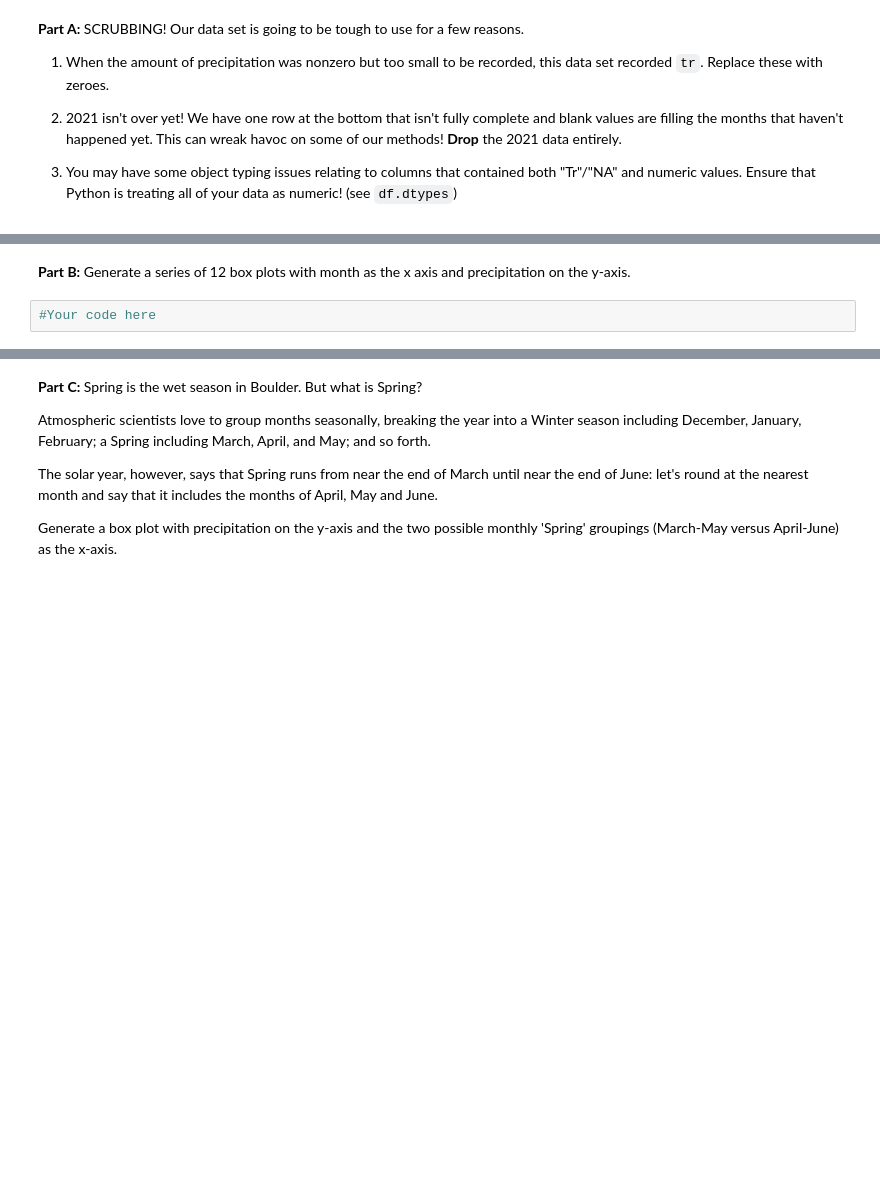
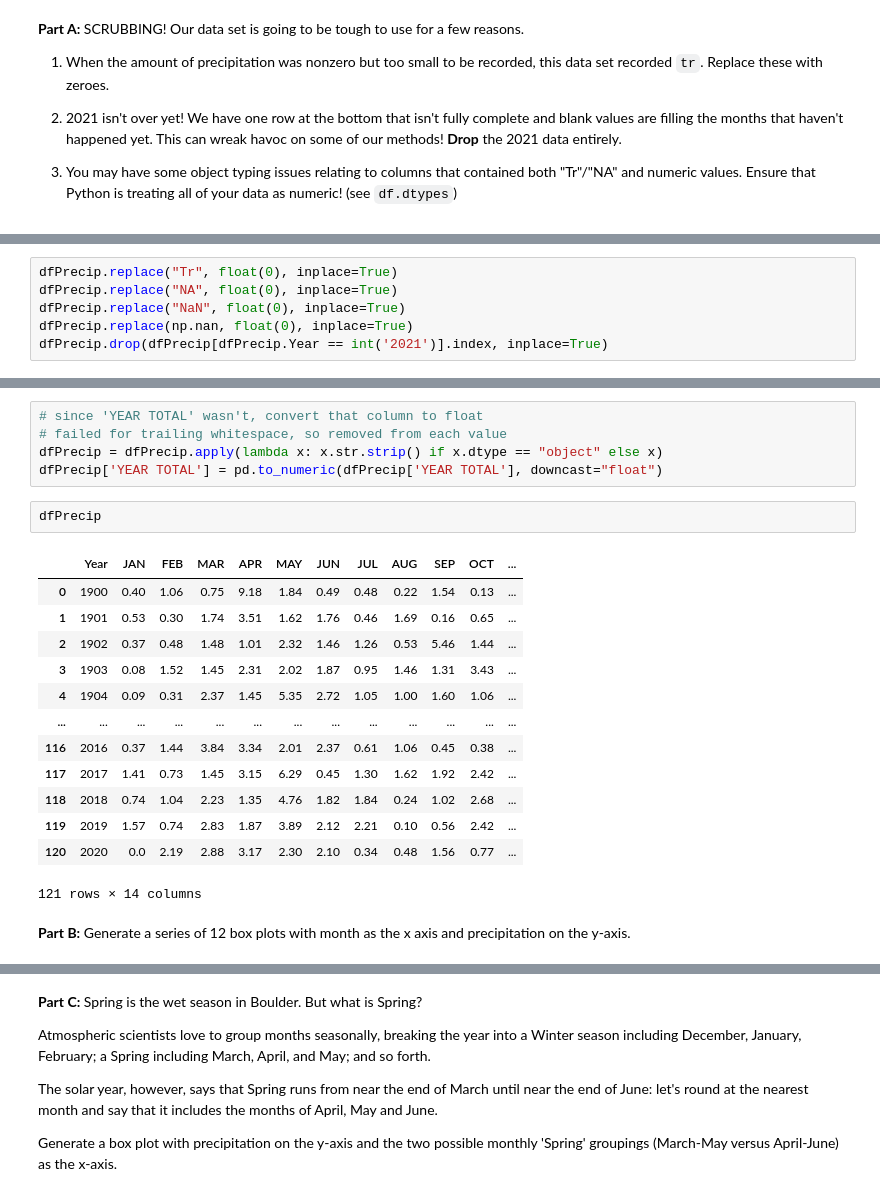
Before and after one commit to claytonjschneider/introtodatascience, a Jupyter notebook: HW2/HW2_Schneider_Clayton.ipynb, the cells around one changed output, grey strips where cells are left out. Saved outputs shown, nothing was run; the diff lists cells and outputs as text; blank space fills up the shorter version.

```diff
--- a/HW2/HW2_Schneider_Clayton.ipynb
+++ b/HW2/HW2_Schneider_Clayton.ipynb
@@ -190,0 +189,6 @@ dfPrecip.head()
+# %%
+dfPrecip.replace("Tr", float(0), inplace=True)
+dfPrecip.replace("NA", float(0), inplace=True)
+dfPrecip.replace("NaN", float(0), inplace=True)
+dfPrecip.replace(np.nan, float(0), inplace=True)
+dfPrecip.drop(dfPrecip[dfPrecip.Year == int('2021')].index, inplace=True)
@@ -191,4 +214,23 @@ dfPrecip.head()
+# %%
+# since 'YEAR TOTAL' wasn't, convert that column to float
+# failed for trailing whitespace, so removed from each value
+dfPrecip = dfPrecip.apply(lambda x: x.str.strip() if x.dtype == "object" else x)
+dfPrecip['YEAR TOTAL'] = pd.to_numeric(dfPrecip['YEAR TOTAL'], downcast="float")
+# %%
+dfPrecip
+# %% [output]
+|  | Year | JAN | FEB | MAR | APR | MAY | JUN | JUL | AUG | SEP | OCT | ... |
+| 0 | 1900 | 0.40 | 1.06 | 0.75 | 9.18 | 1.84 | 0.49 | 0.48 | 0.22 | 1.54 | 0.13 | ... |
+| 1 | 1901 | 0.53 | 0.30 | 1.74 | 3.51 | 1.62 | 1.76 | 0.46 | 1.69 | 0.16 | 0.65 | ... |
+| 2 | 1902 | 0.37 | 0.48 | 1.48 | 1.01 | 2.32 | 1.46 | 1.26 | 0.53 | 5.46 | 1.44 | ... |
+| 3 | 1903 | 0.08 | 1.52 | 1.45 | 2.31 | 2.02 | 1.87 | 0.95 | 1.46 | 1.31 | 3.43 | ... |
+| 4 | 1904 | 0.09 | 0.31 | 2.37 | 1.45 | 5.35 | 2.72 | 1.05 | 1.00 | 1.60 | 1.06 | ... |
+| ... | ... | ... | ... | ... | ... | ... | ... | ... | ... | ... | ... | ... |
+| 116 | 2016 | 0.37 | 1.44 | 3.84 | 3.34 | 2.01 | 2.37 | 0.61 | 1.06 | 0.45 | 0.38 | ... |
+| 117 | 2017 | 1.41 | 0.73 | 1.45 | 3.15 | 6.29 | 0.45 | 1.30 | 1.62 | 1.92 | 2.42 | ... |
+| 118 | 2018 | 0.74 | 1.04 | 2.23 | 1.35 | 4.76 | 1.82 | 1.84 | 0.24 | 1.02 | 2.68 | ... |
+| 119 | 2019 | 1.57 | 0.74 | 2.83 | 1.87 | 3.89 | 2.12 | 2.21 | 0.10 | 0.56 | 2.42 | ... |
+| 120 | 2020 | 0.0 | 2.19 | 2.88 | 3.17 | 2.30 | 2.10 | 0.34 | 0.48 | 1.56 | 0.77 | ... |
+121 rows × 14 columns
 # %% [markdown]
 **Part B:** Generate a series of 12 box plots with month as the x axis and precipitation on the y-axis.
-# %%
-#Your code here
```
Also changed, not shown: parts of 4 cells of this notebook, 5 other files.
